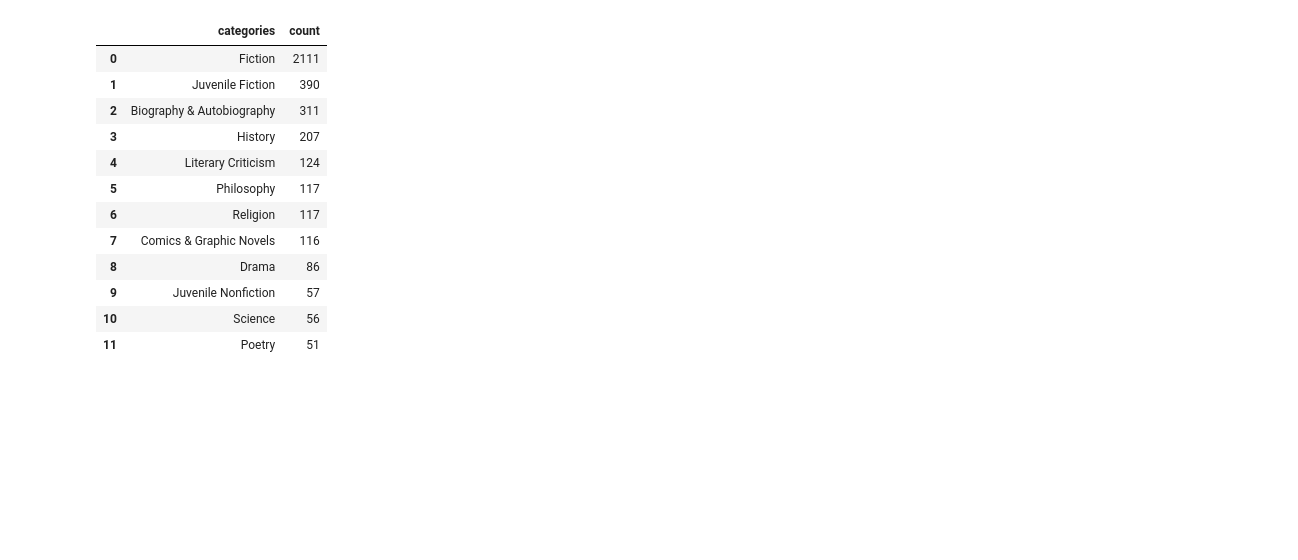
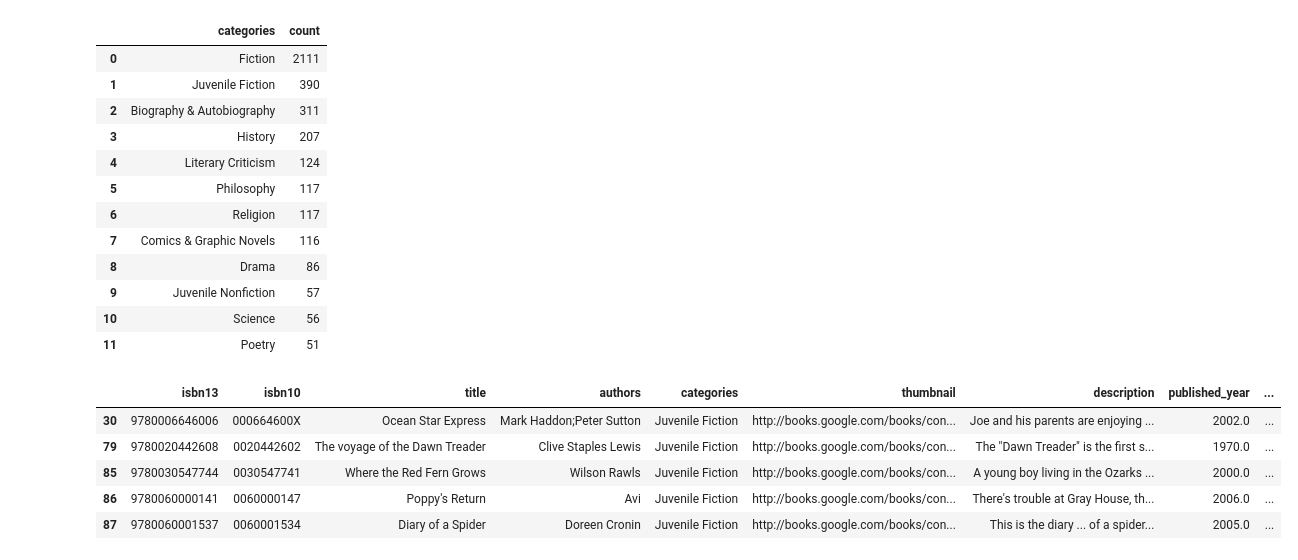
Before and after one commit to yordanoswuletaw/semantic-book-recommendation, a Jupyter notebook: notebooks/text-classification.ipynb, the cells around one changed output. Cells and saved outputs as stored; diff of their text form; code cells hidden in the pictures; blank space fills up the shorter version.

```diff
--- a/notebooks/text-classification.ipynb
+++ b/notebooks/text-classification.ipynb
@@ -18,3 +20,12 @@ books['categories'].value_counts().reset_index().query('count > 50')
 | 9 | Juvenile Nonfiction | 57 |
 | 10 | Science | 56 |
 | 11 | Poetry | 51 |
+# %%
+books[books['categories'] == 'Juvenile Fiction'].head()
+# %% [output]
+|  | isbn13 | isbn10 | title | authors | categories | thumbnail | description | published_year | ... |
+| 30 | 9780006646006 | 000664600X | Ocean Star Express | Mark Haddon;Peter Sutton | Juvenile Fiction | http://books.google.com/books/con... | Joe and his parents are enjoying ... | 2002.0 | ... |
+| 79 | 9780020442608 | 0020442602 | The voyage of the Dawn Treader | Clive Staples Lewis | Juvenile Fiction | http://books.google.com/books/con... | The "Dawn Treader" is the first s... | 1970.0 | ... |
+| 85 | 9780030547744 | 0030547741 | Where the Red Fern Grows | Wilson Rawls | Juvenile Fiction | http://books.google.com/books/con... | A young boy living in the Ozarks ... | 2000.0 | ... |
+| 86 | 9780060000141 | 0060000147 | Poppy's Return | Avi | Juvenile Fiction | http://books.google.com/books/con... | There's trouble at Gray House, th... | 2006.0 | ... |
+| 87 | 9780060001537 | 0060001534 | Diary of a Spider | Doreen Cronin | Juvenile Fiction | http://books.google.com/books/con... | This is the diary ... of a spider... | 2005.0 | ... |
```
Also changed, not shown: parts of 14 cells of this notebook.
